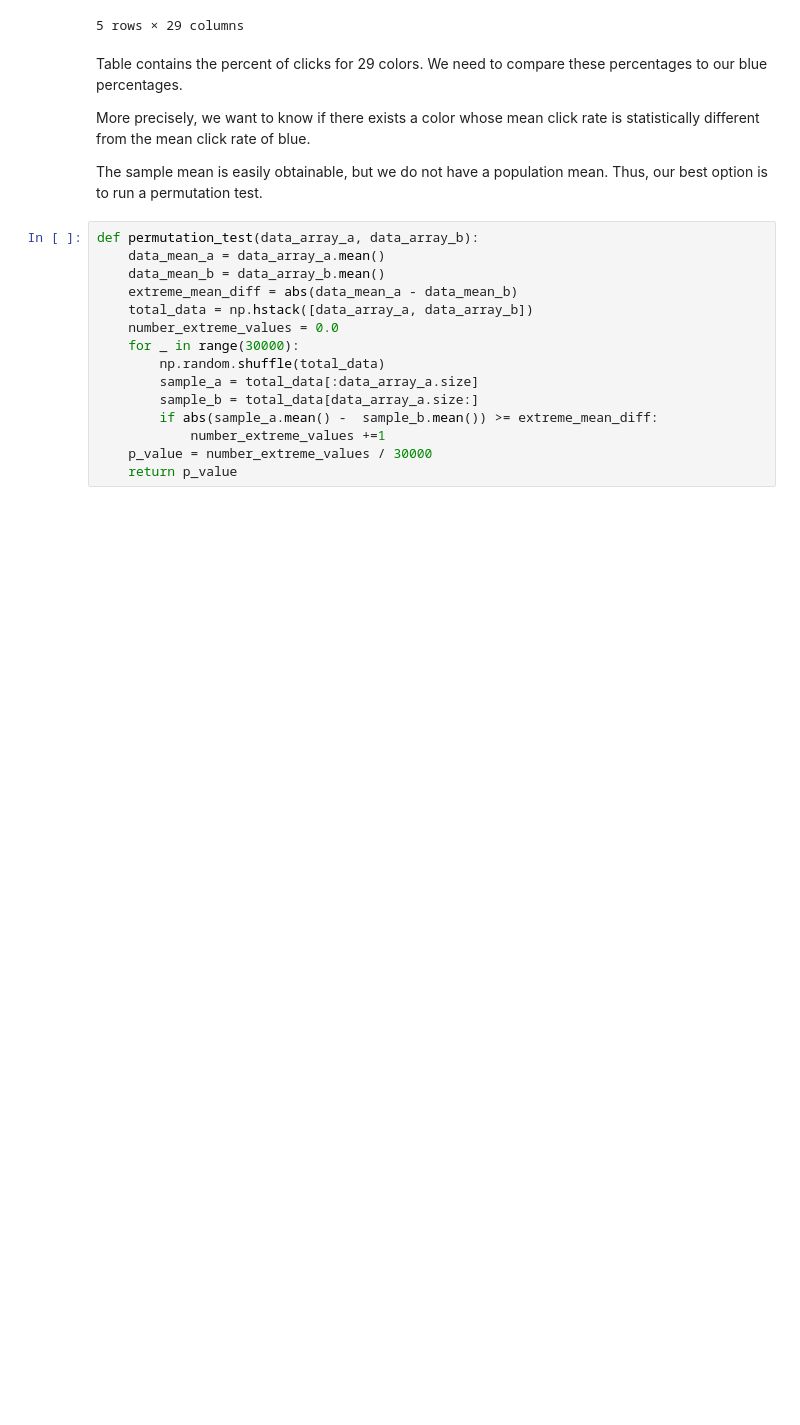
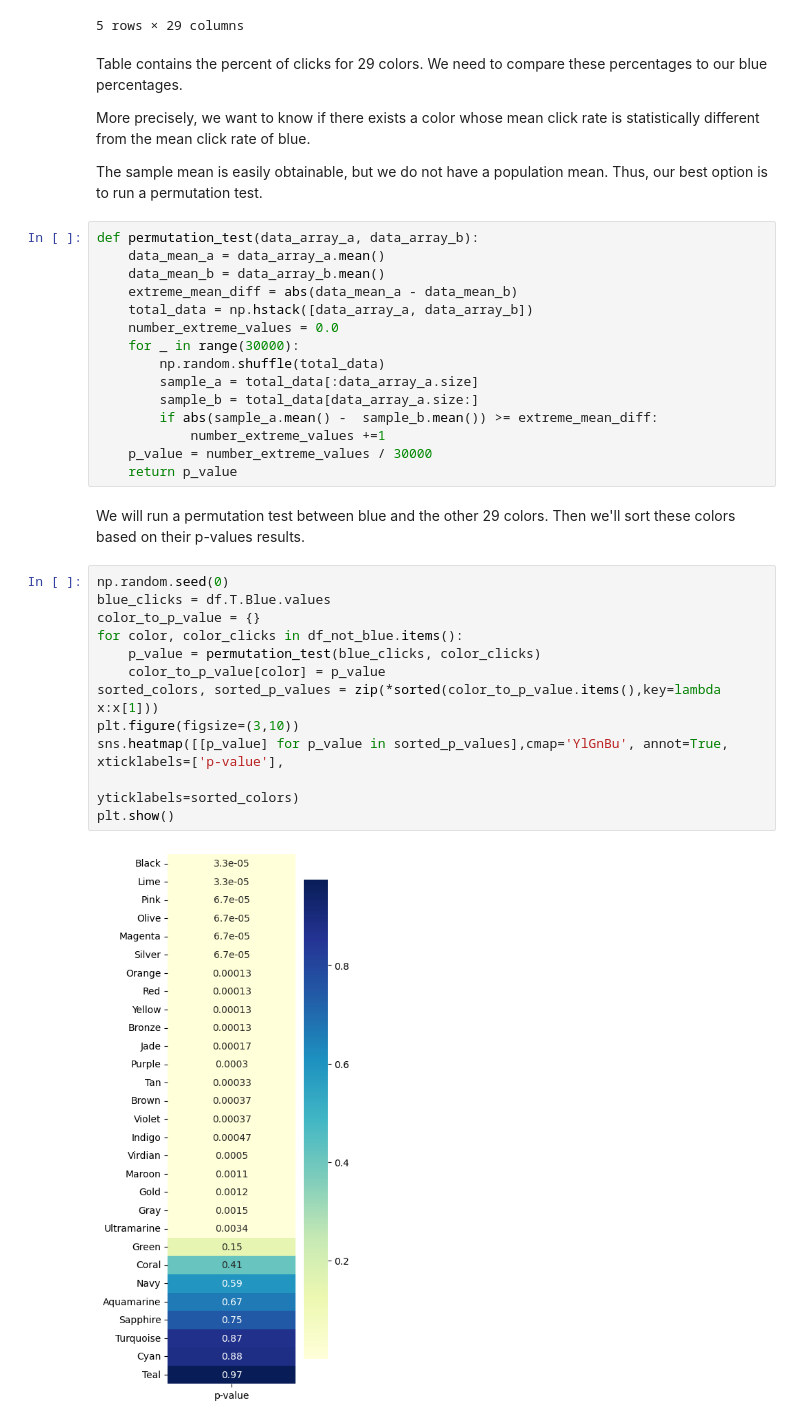
Before and after one commit to Arlan-Alibek/DS-projects, a Jupyter notebook: Case study 2 Assessing Online ad clicks/ads_click_analysis.ipynb, the cells around one changed output. Drawn from its saved outputs; the diff is of its cells as text; blank space fills up the shorter version.

```diff
--- a/Case study 2 Assessing Online ad clicks/ads_click_analysis.ipynb
+++ b/Case study 2 Assessing Online ad clicks/ads_click_analysis.ipynb
@@ -147,3 +149,19 @@ def permutation_test(data_array_a, data_array_b):
             number_extreme_values +=1
     p_value = number_extreme_values / 30000
     return p_value
+# %% [markdown]
+We will run a permutation test between blue and the other 29 colors. Then we'll sort these colors based on their p-values results.
+# %%
+np.random.seed(0)
+blue_clicks = df.T.Blue.values
+color_to_p_value = {}
+for color, color_clicks in df_not_blue.items():
+    p_value = permutation_test(blue_clicks, color_clicks)
+    color_to_p_value[color] = p_value
+sorted_colors, sorted_p_values = zip(*sorted(color_to_p_value.items(),key=lambda x:x[1]))
+plt.figure(figsize=(3,10))
+sns.heatmap([[p_value] for p_value in sorted_p_values],cmap='YlGnBu', annot=True, xticklabels=['p-value'],
+                                                                                               yticklabels=sorted_colors)
+plt.show()
+# %% [output]
+[figure, added]
```
Also changed, not shown: parts of 1 cell of this notebook.
